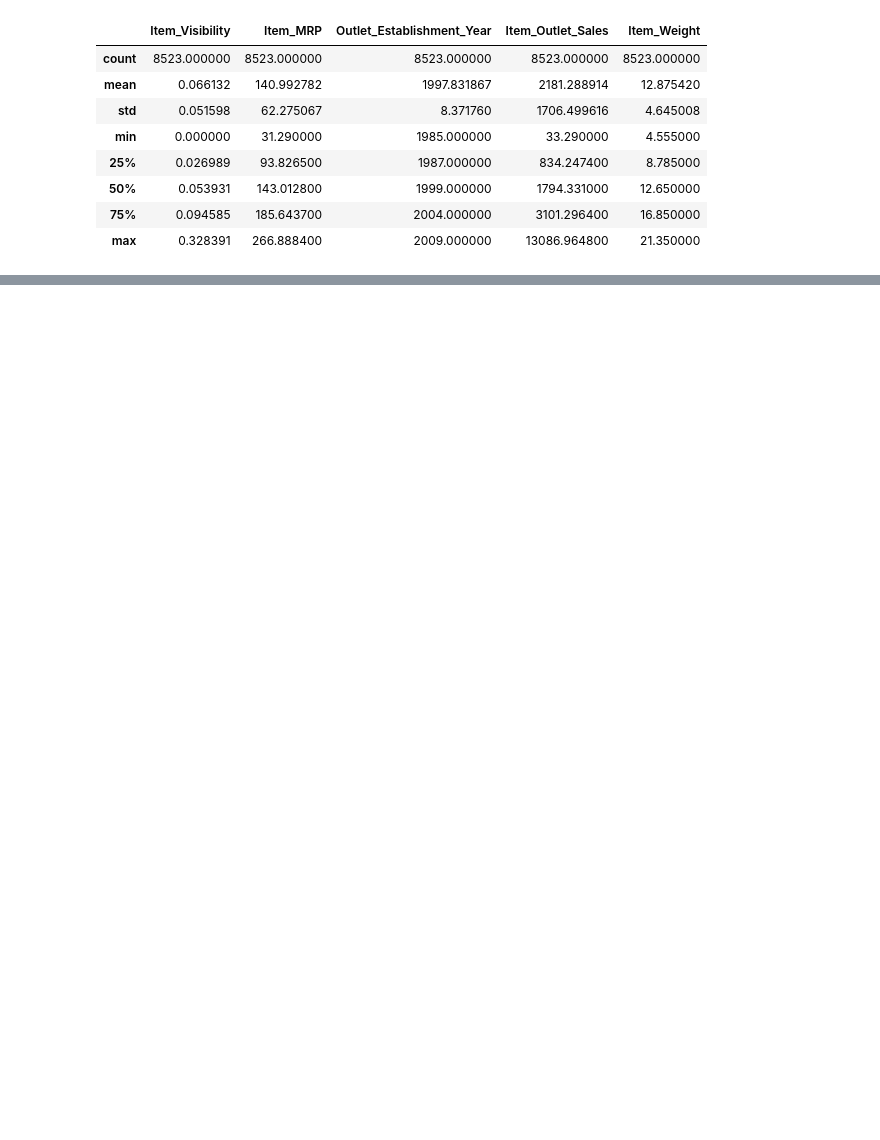
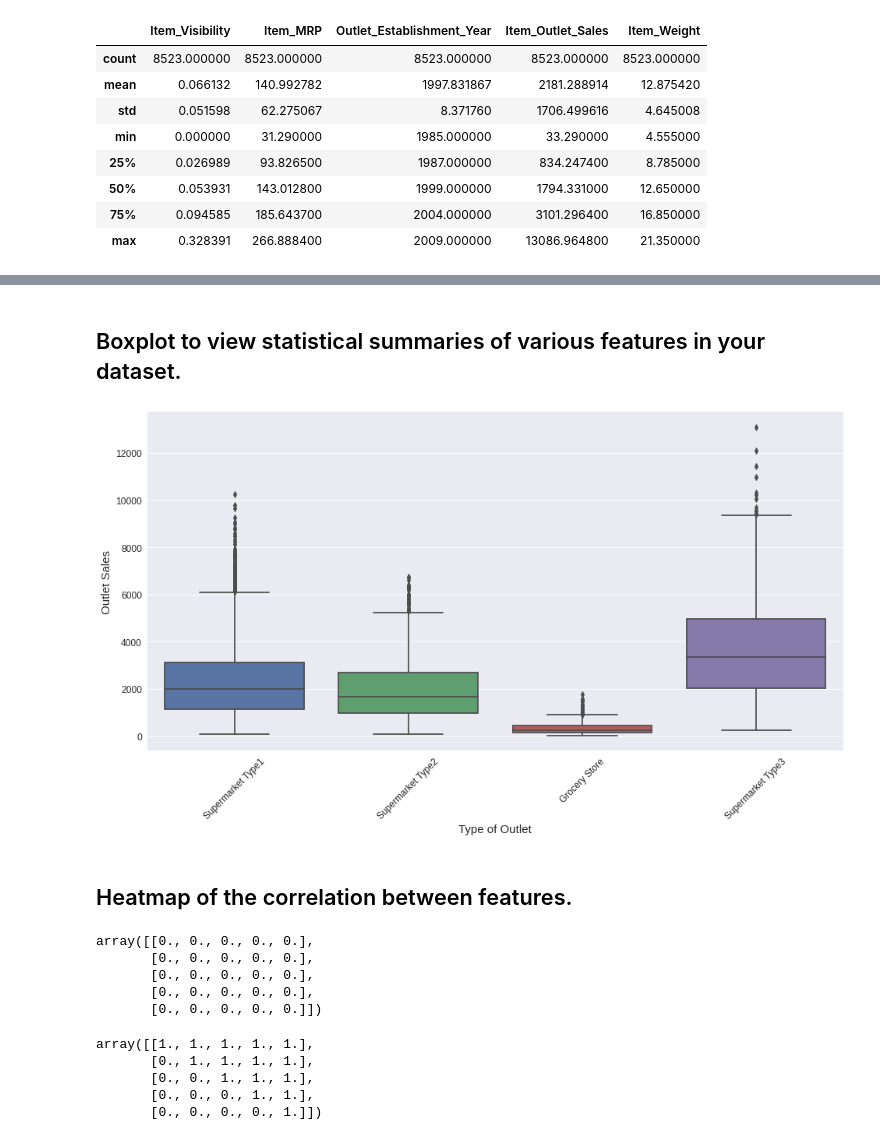
Before and after one commit to ReaganTiburan/Sales-Prediction, a Jupyter notebook: Sales_Predection_Project.ipynb, the cells around one changed output, grey strips where cells are left out. Drawn from its saved outputs; the diff is of its cells as text; code cells hidden in the pictures; blank space fills up the shorter version.

```diff
--- a/Sales_Predection_Project.ipynb
+++ b/Sales_Predection_Project.ipynb
@@ -450,0 +493,41 @@ df.describe()
+# %% [markdown]
+## Boxplot to view statistical summaries of various features in your dataset.
+# %%
+# set size for the figure
+fig, axes = plt.subplots(nrows = 1, ncols = 1, figsize = (16, 8))
+# create boxplot using seaborn
+sns.boxplot(x = 'Outlet_Type', y = 'Item_Outlet_Sales', data = df);
+# provide name for the x axis, and make fontsize bigger
+plt.xlabel('Type of Outlet', fontsize = 15);
+# provide name for the y axis, and make fontsize bigger
+plt.ylabel('Outlet Sales', fontsize = 15);
+# change x ticks orientation to 45 degrees, and make fontsize bigger
+plt.xticks(rotation = 45, fontsize = 12);
+# font more bigger for the y ticks
+plt.yticks(fontsize = 12);
+# %% [output]
+[figure, added]
+# %% [markdown]
+## Heatmap of the correlation between features.
+# %%
+# Return an array of zeros with the same shape and type as a given array and store it in a varialbe
+filter_zero = np.zeros_like(df.corr())
+filter_zero
+# %% [output]
+array([[0., 0., 0., 0., 0.],
+       [0., 0., 0., 0., 0.],
+       [0., 0., 0., 0., 0.],
+       [0., 0., 0., 0., 0.],
+       [0., 0., 0., 0., 0.]])
+# %%
+#Return the indices for the upper-triangle of arr.
+triangle_indices = np.triu_indices_from(filter_zero)
+# chage the values of the upper-triangle to True which means 1
+filter_zero[triangle_indices] = True
+filter_zero
+# %% [output]
+array([[1., 1., 1., 1., 1.],
+       [0., 1., 1., 1., 1.],
+       [0., 0., 1., 1., 1.],
+       [0., 0., 0., 1., 1.],
+       [0., 0., 0., 0., 1.]])
```
Also changed, not shown: parts of 13 cells of this notebook.
